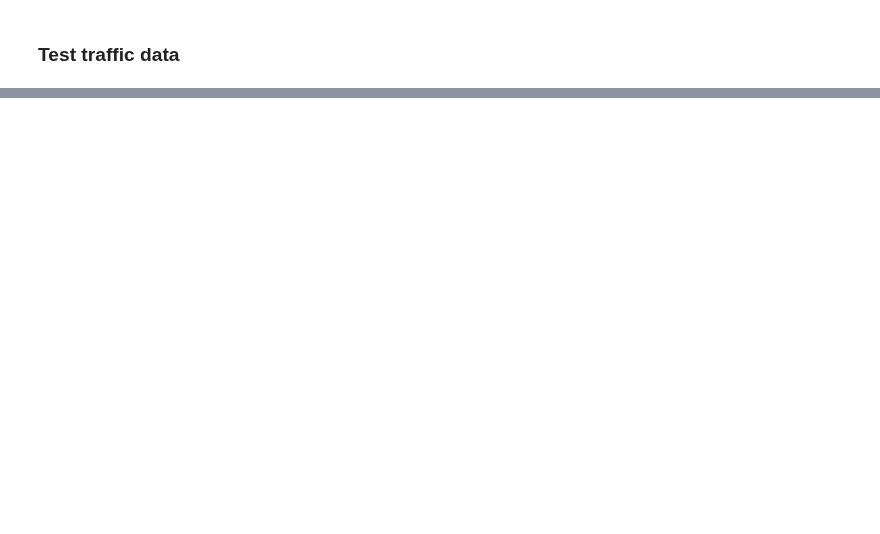
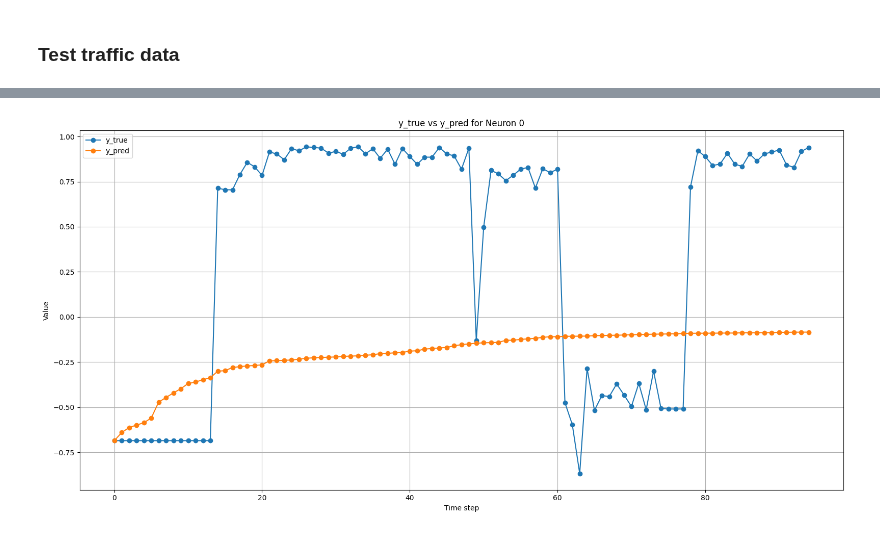
Before and after one commit to riccardocappi/Kan-for-Interpretable-Graph-Dynamics, a Jupyter notebook: post_processing.ipynb, the cells around one changed output, grey strips where cells are left out. Saved outputs shown, nothing was run; the diff lists cells and outputs as text; code cells hidden in the pictures; blank space fills up the shorter version.

```diff
--- a/post_processing.ipynb
+++ b/post_processing.ipynb
@@ -146,0 +375,22 @@ exp.run()
+# %%
+y_true, y_pred = plot_predictions_integration(
+    best_model,
+    training_set,
+    valid_set,
+    method='midpoint'
+)
+# %%
+node_index = 0
+
+plt.figure(figsize=(16, 8))
+plt.plot(y_true[:, node_index, :], label='y_true', marker='o')
+plt.plot(y_pred[:, node_index, :], label='y_pred', marker='o')
+plt.xlabel('Time step')
+plt.ylabel('Value')
+plt.title(f'y_true vs y_pred for Neuron {node_index}')
+plt.legend()
+plt.grid(True)
+plt.tight_layout()
+plt.show()
+# %% [output]
+[figure, added]
```
Also changed, not shown: parts of 27 cells of this notebook, 28 other files.
